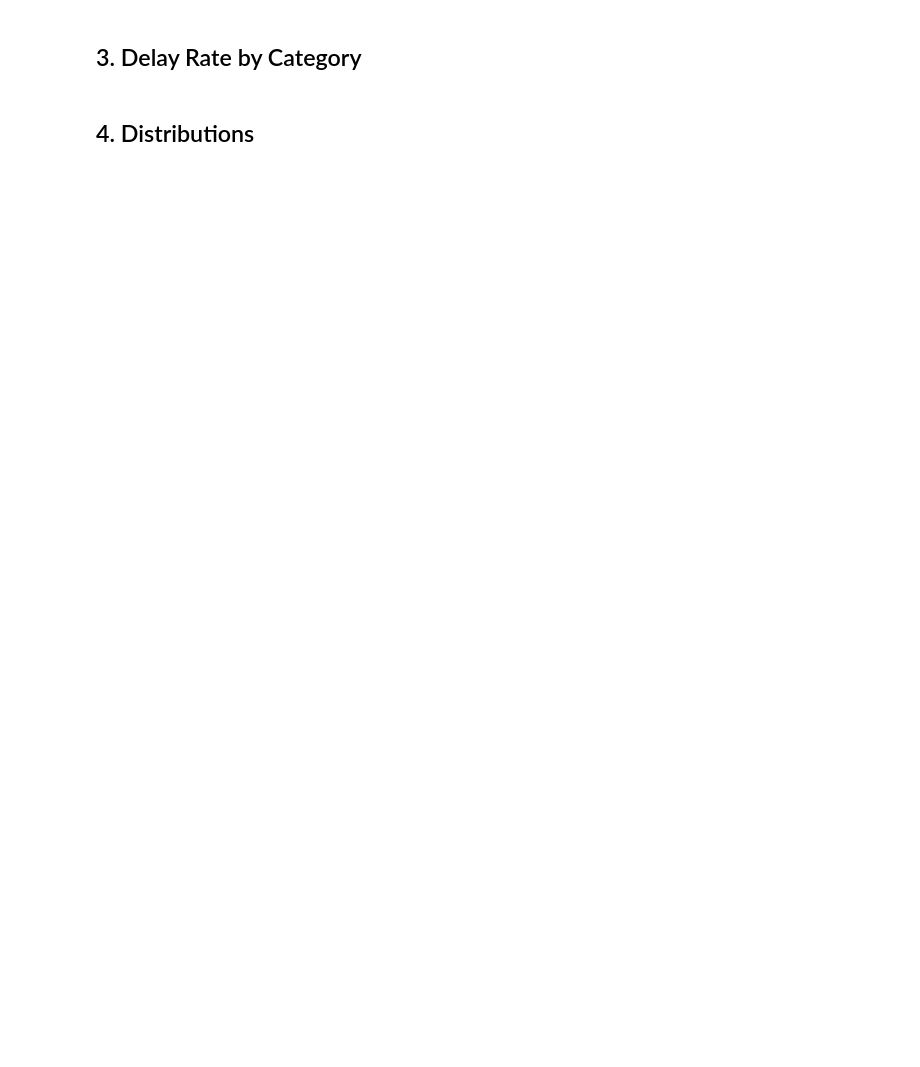
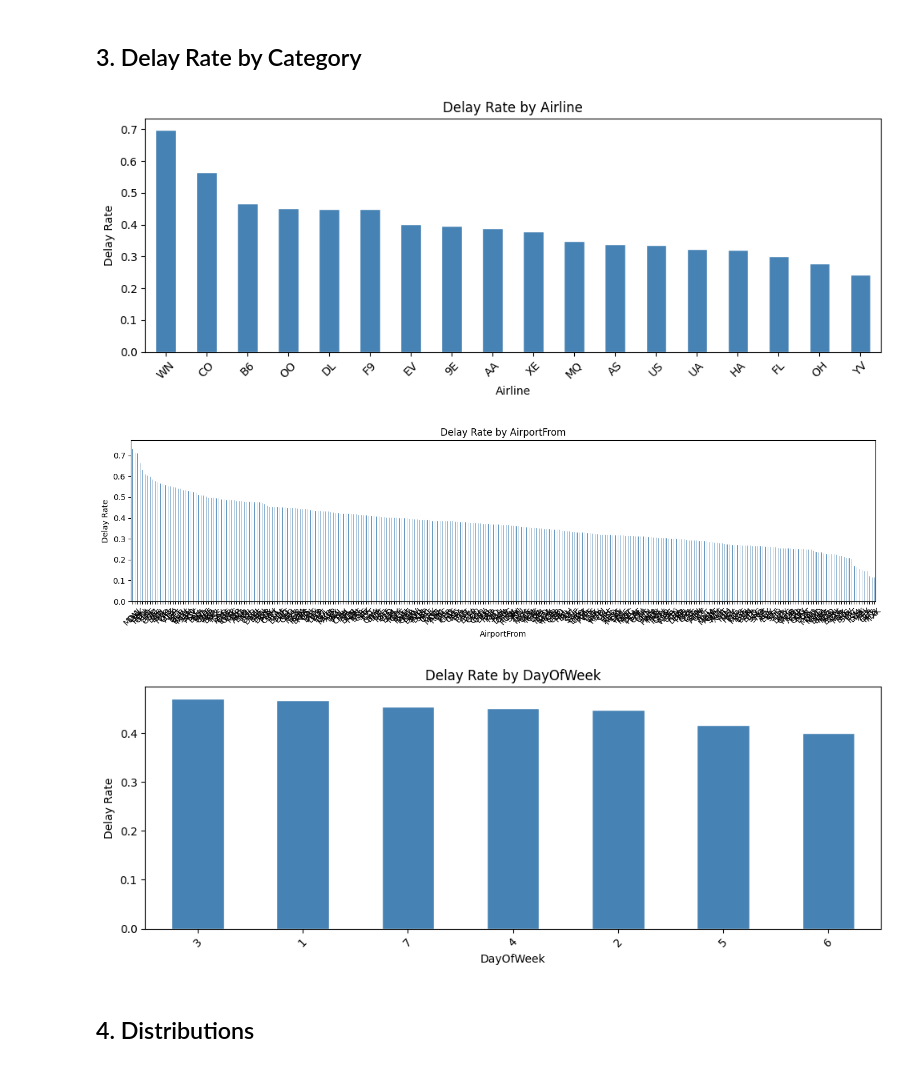
Before and after one commit to angelinary/CMPE188-FlightDelayProject, a Jupyter notebook: notebooks/01_eda.ipynb, the cells around one changed output. Cells and saved outputs as stored; diff of their text form; code cells hidden in the pictures; blank space fills up the shorter version.

```diff
--- a/notebooks/01_eda.ipynb
+++ b/notebooks/01_eda.ipynb
@@ -30,2 +88,18 @@ df.head()
+# %%
+for col in ["Airline", "AirportFrom", "DayOfWeek"]:
+    rates = df.groupby(col)["Delay"].mean().sort_values(ascending=False)
+    figsize = (14, 4) if col == "AirportFrom" else (10, 4)
+    fig, ax = plt.subplots(figsize=figsize)
+    rates.plot(kind="bar", ax=ax, color="steelblue", edgecolor="white")
+    ax.set_ylabel("Delay Rate")
+    ax.set_title(f"Delay Rate by {col}")
+    ax.set_xlabel(col)
+    ax.tick_params(axis="x", rotation=45)
+    plt.tight_layout()
+    plt.show()
+# %% [output]
+[figure, added]
+[figure, added]
+[figure, added]
 # %% [markdown]
 ## 4. Distributions
```
Also changed, not shown: parts of 10 cells of this notebook, 2 other files.
